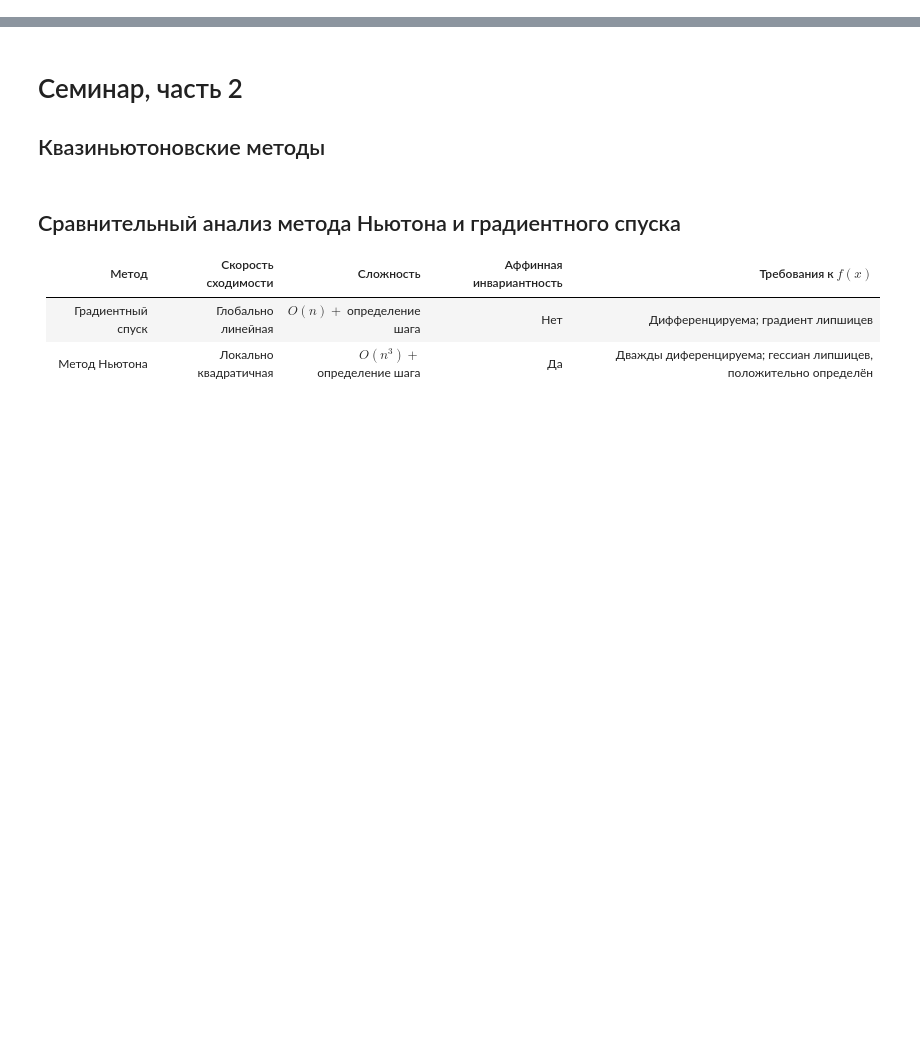
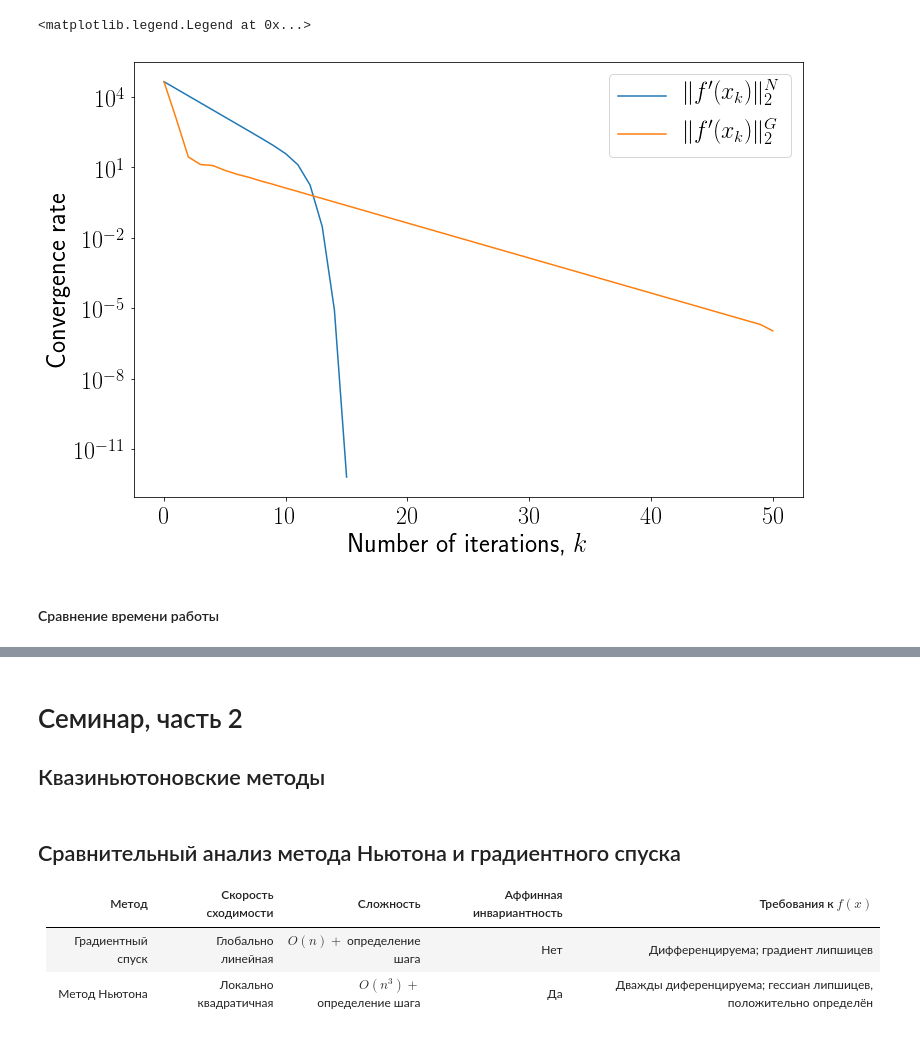
Before and after one commit to amkatrutsa/cvx_opt_sda, a Jupyter notebook: quasi-newton/seminar.ipynb, the cells around one changed output, grey strips where cells are left out. Saved outputs shown, nothing was run; the diff lists cells and outputs as text; code cells hidden in the pictures; blank space fills up the shorter version.

```diff
--- a/quasi-newton/Seminar_vol2.ipynb
+++ b/quasi-newton/seminar.ipynb
@@ -0,0 +112,9 @@
+# %%
+import numpy as np
+import liboptpy.unconstr_solvers as methods
+import liboptpy.step_size as ss
+
+n = 2000
+m = 200
+x0 = np.zeros((n,))
+A = np.random.rand(n, m) * 10
@@ -0,0 +123,9 @@
+# %%
+import cvxpy as cvx
+x = cvx.Variable((n, 1))
+
+obj = cvx.Minimize(cvx.sum(-cvx.log(1 - A.T * x)) -
+                   cvx.sum(cvx.log(1 - cvx.square(x))))
+prob = cvx.Problem(obj)
+prob.solve(solver="SCS", verbose=True, max_iters=1000)
+print("Optimal value =", prob.value)
@@ -0,0 +152,4 @@
+# %%
+f = lambda x: -np.sum(np.log(1 - A.T.dot(x))) - np.sum(np.log(1 - x*x))
+grad_f = lambda x: np.sum(A.dot(np.diagflat(1 / (1 - A.T.dot(x)))), axis=1) + 2 * x / (1 - np.power(x, 2))
+hess_f = lambda x: (A.dot(np.diagflat(1 / (1 - A.T.dot(x))**2))).dot(A.T) + np.diagflat(2 * (1 + x**2) / (1 - x**2)**2)
@@ -0,0 +186,6 @@
+# %%
+newton = methods.so.NewtonMethod(f, grad_f, hess_f, ss.Backtracking("Armijo", rho=0.9, beta=0.1, init_alpha=1.))
+x_newton = newton.solve(x0, tol=1e-6, max_iter=50, disp=True)
+
+gd = methods.fo.GradientDescent(f, grad_f, ss.Backtracking("Armijo", rho=0.9, beta=0.1, init_alpha=1.))
+x_gd = gd.solve(x0, tol=1e-6, max_iter=50, disp=True)
@@ -0,0 +201,19 @@
+# %%
+%matplotlib inline
+import matplotlib.pyplot as plt
+plt.rc("text", usetex=True)
+plt.figure(figsize=(12, 8))
+# Newton
+plt.semilogy([np.linalg.norm(grad_f(x)) for x in newton.get_convergence()], label="$\| f'(x_k) \|^{N}_2$")
+# Gradient
+plt.semilogy([np.linalg.norm(grad_f(x)) for x in gd.get_convergence()], label="$\| f'(x_k) \|^{G}_2$")
+plt.xlabel(r"Number of iterations, $k$", fontsize=26)
+plt.ylabel(r"Convergence rate", fontsize=26)
+plt.xticks(fontsize = 24)
+plt.yticks(fontsize = 24)
+plt.legend(loc="best", fontsize=24)
+# %% [output]
+<matplotlib.legend.Legend at 0x...>
+[figure, added]
+# %% [markdown]
+#### Сравнение времени работы
```
Also changed, not shown: parts of 23 cells of this notebook, 1 other file.
